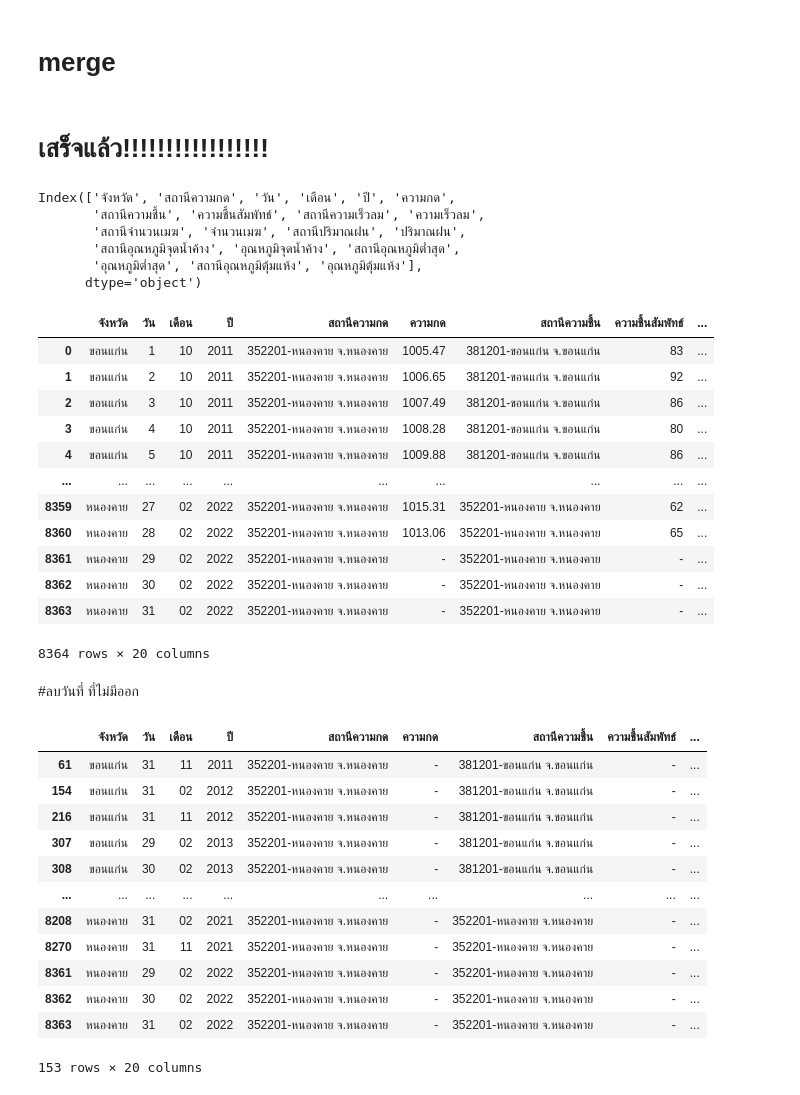
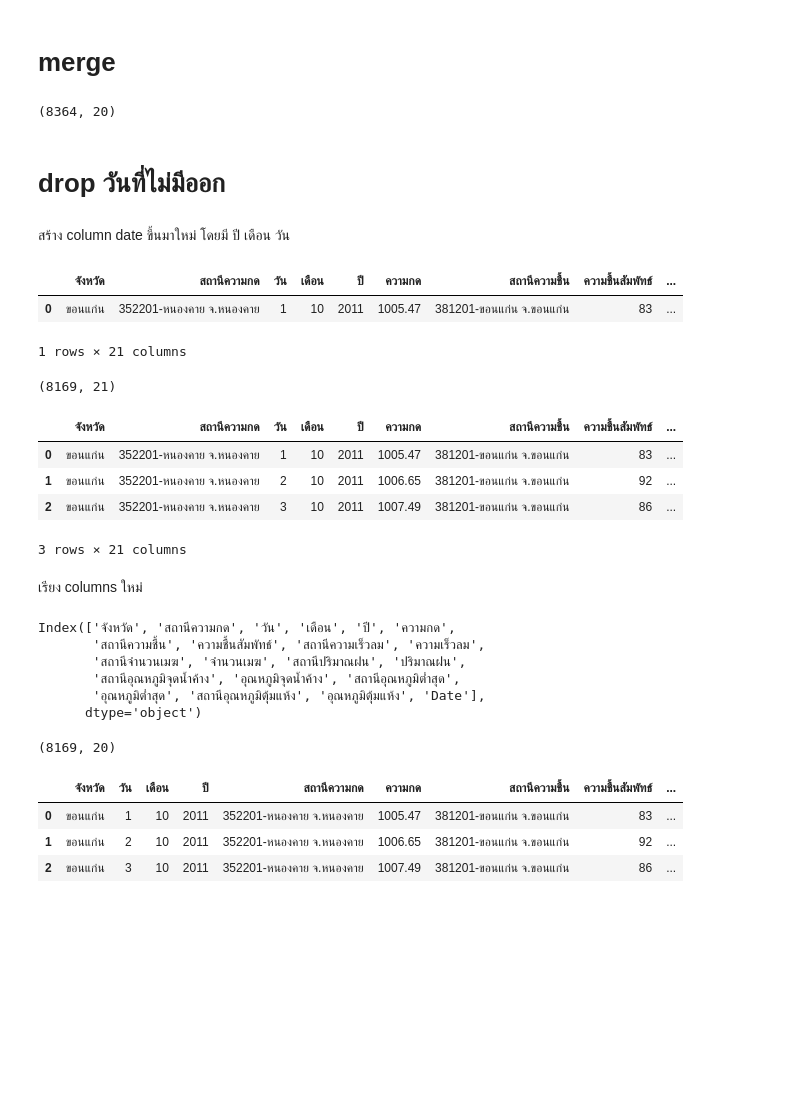
Before and after one commit to Ingapis/bsc_dpdm22, a Jupyter notebook: QUIZ_GROUP.ipynb, the cells around one changed output. Drawn from its saved outputs; the diff is of its cells as text; code cells hidden in the pictures; blank space fills up the shorter version.

```diff
--- a/QUIZ_GROUP.ipynb
+++ b/QUIZ_GROUP.ipynb
@@ -1542,8 +1544,36 @@ table_merge2 = table_merge1.merge(c,on=['วัน', 'เดือน', 'ปี'
 table_merge3 = table_merge2.merge(e,on=['วัน', 'เดือน', 'ปี','จังหวัด',]).merge(f,on=['วัน', 'เดือน', 'ปี','จังหวัด',]).rename(columns={ 'สถานี_x':'สถานีปริมาณฝน','สถานี_y':'สถานีอุณหภูมิจุดน้ำค้าง'})
 # %%
 table_merge4 = table_merge3.merge(g,on=['วัน', 'เดือน', 'ปี','จังหวัด',]).merge(h,on=['วัน', 'เดือน', 'ปี','จังหวัด',]).rename(columns={ 'สถานี_x':'สถานีอุณหภูมิต่ำสุด','สถานี_y':'สถานีอุณหภูมิตุ้มแห้ง'})
-# %% [markdown]
-# เสร็จแล้ว!!!!!!!!!!!!!!!!!
+# %%
+table_merge4.shape
+# %% [output]
+(8364, 20)
+# %% [markdown]
+# drop วันที่ไม่มีออก
+# %% [markdown]
+สร้าง column date ขึ้นมาใหม่ โดยมี ปี เดือน วัน
+# %%
+dmy = ['ปี','เดือน','วัน']
+table_merge4['Date'] = table_merge4[dmy].apply(lambda x: '/'.join(x.dropna().astype(str)),axis=1)
+table_merge4.head(1)
+# %% [output]
+|  | จังหวัด | สถานีความกด | วัน | เดือน | ปี | ความกด | สถานีความชื้น | ความชื้นสัมพัทธ์ | ... |
+| 0 | ขอนแก่น | 352201-หนองคาย จ.หนองคาย | 1 | 10 | 2011 | 1005.47 | 381201-ขอนแก่น จ.ขอนแก่น | 83 | ... |
+1 rows × 21 columns
+# %%
+table_merge4['Date'] = pd.to_datetime(table_merge4['Date'], errors='coerce') #หาวันที่ไม่มีในโลก แล้วเก็บใน column Date (จะขึ้นว่า NaT)
+table_merge4 = table_merge4.dropna(subset=['Date']) #drop ออก
+print(table_merge4.shape)
+table_merge4.head(3)
+# %% [output]
+(8169, 21)
+|  | จังหวัด | สถานีความกด | วัน | เดือน | ปี | ความกด | สถานีความชื้น | ความชื้นสัมพัทธ์ | ... |
+| 0 | ขอนแก่น | 352201-หนองคาย จ.หนองคาย | 1 | 10 | 2011 | 1005.47 | 381201-ขอนแก่น จ.ขอนแก่น | 83 | ... |
+| 1 | ขอนแก่น | 352201-หนองคาย จ.หนองคาย | 2 | 10 | 2011 | 1006.65 | 381201-ขอนแก่น จ.ขอนแก่น | 92 | ... |
+| 2 | ขอนแก่น | 352201-หนองคาย จ.หนองคาย | 3 | 10 | 2011 | 1007.49 | 381201-ขอนแก่น จ.ขอนแก่น | 86 | ... |
+3 rows × 21 columns
+# %% [markdown]
+เรียง columns ใหม่
 # %%
 table_merge4.columns
 # %% [output]
@@ -1551,45 +1581,19 @@ Index(['จังหวัด', 'สถานีความกด', 'วัน'
        'สถานีความชื้น', 'ความชื้นสัมพัทธ์', 'สถานีความเร็วลม', 'ความเร็วลม',
        'สถานีจำนวนเมฆ', 'จำนวนเมฆ', 'สถานีปริมาณฝน', 'ปริมาณฝน',
        'สถานีอุณหภูมิจุดน้ำค้าง', 'อุณหภูมิจุดน้ำค้าง', 'สถานีอุณหภูมิต่ำสุด',
-       'อุณหภูมิต่ำสุด', 'สถานีอุณหภูมิตุ้มแห้ง', 'อุณหภูมิตุ้มแห้ง'],
+       'อุณหภูมิต่ำสุด', 'สถานีอุณหภูมิตุ้มแห้ง', 'อุณหภูมิตุ้มแห้ง', 'Date'],
       dtype='object')
 # %%
-table_merge4 = table_merge4[['จังหวัด', 'วัน', 'เดือน', 'ปี','สถานีความกด','ความกด',
+table_final = table_merge4[['จังหวัด', 'วัน', 'เดือน', 'ปี','สถานีความกด','ความกด',
        'สถานีความชื้น', 'ความชื้นสัมพัทธ์', 'สถานีความเร็วลม', 'ความเร็วลม',
        'สถานีจำนวนเมฆ', 'จำนวนเมฆ', 'สถานีปริมาณฝน', 'ปริมาณฝน',
        'สถานีอุณหภูมิจุดน้ำค้าง', 'อุณหภูมิจุดน้ำค้าง', 'สถานีอุณหภูมิต่ำสุด',
        'อุณหภูมิต่ำสุด', 'สถานีอุณหภูมิตุ้มแห้ง', 'อุณหภูมิตุ้มแห้ง']]
-table_merge4
+print(table_final.shape)
+table_final.head(3)
 # %% [output]
+(8169, 20)
 |  | จังหวัด | วัน | เดือน | ปี | สถานีความกด | ความกด | สถานีความชื้น | ความชื้นสัมพัทธ์ | ... |
 | 0 | ขอนแก่น | 1 | 10 | 2011 | 352201-หนองคาย จ.หนองคาย | 1005.47 | 381201-ขอนแก่น จ.ขอนแก่น | 83 | ... |
 | 1 | ขอนแก่น | 2 | 10 | 2011 | 352201-หนองคาย จ.หนองคาย | 1006.65 | 381201-ขอนแก่น จ.ขอนแก่น | 92 | ... |
 | 2 | ขอนแก่น | 3 | 10 | 2011 | 352201-หนองคาย จ.หนองคาย | 1007.49 | 381201-ขอนแก่น จ.ขอนแก่น | 86 | ... |
-| 3 | ขอนแก่น | 4 | 10 | 2011 | 352201-หนองคาย จ.หนองคาย | 1008.28 | 381201-ขอนแก่น จ.ขอนแก่น | 80 | ... |
-| 4 | ขอนแก่น | 5 | 10 | 2011 | 352201-หนองคาย จ.หนองคาย | 1009.88 | 381201-ขอนแก่น จ.ขอนแก่น | 86 | ... |
-| ... | ... | ... | ... | ... | ... | ... | ... | ... | ... |
-| 8359 | หนองคาย | 27 | 02 | 2022 | 352201-หนองคาย จ.หนองคาย | 1015.31 | 352201-หนองคาย จ.หนองคาย | 62 | ... |
-| 8360 | หนองคาย | 28 | 02 | 2022 | 352201-หนองคาย จ.หนองคาย | 1013.06 | 352201-หนองคาย จ.หนองคาย | 65 | ... |
-| 8361 | หนองคาย | 29 | 02 | 2022 | 352201-หนองคาย จ.หนองคาย | - | 352201-หนองคาย จ.หนองคาย | - | ... |
-| 8362 | หนองคาย | 30 | 02 | 2022 | 352201-หนองคาย จ.หนองคาย | - | 352201-หนองคาย จ.หนองคาย | - | ... |
-| 8363 | หนองคาย | 31 | 02 | 2022 | 352201-หนองคาย จ.หนองคาย | - | 352201-หนองคาย จ.หนองคาย | - | ... |
-8364 rows × 20 columns
-# %% [markdown]
-#ลบวันที่ ที่ไม่มีออก
-# %%
-check_null = table_merge4[table_merge4['ความกด' or 'ความชื้นสัมพัทธ์'or'ความเร็วลม'or'จำนวนเมฆ'or'ปริมาณฝน'or'อุณหภูมิจุดน้ำค้าง'or'อุณหภูมิต่ำสุด'or'อุณหภูมิตุ้มแห้ง']=='-']
-check_null
-# %% [output]
-|  | จังหวัด | วัน | เดือน | ปี | สถานีความกด | ความกด | สถานีความชื้น | ความชื้นสัมพัทธ์ | ... |
-| 61 | ขอนแก่น | 31 | 11 | 2011 | 352201-หนองคาย จ.หนองคาย | - | 381201-ขอนแก่น จ.ขอนแก่น | - | ... |
-| 154 | ขอนแก่น | 31 | 02 | 2012 | 352201-หนองคาย จ.หนองคาย | - | 381201-ขอนแก่น จ.ขอนแก่น | - | ... |
-| 216 | ขอนแก่น | 31 | 11 | 2012 | 352201-หนองคาย จ.หนองคาย | - | 381201-ขอนแก่น จ.ขอนแก่น | - | ... |
-| 307 | ขอนแก่น | 29 | 02 | 2013 | 352201-หนองคาย จ.หนองคาย | - | 381201-ขอนแก่น จ.ขอนแก่น | - | ... |
-| 308 | ขอนแก่น | 30 | 02 | 2013 | 352201-หนองคาย จ.หนองคาย | - | 381201-ขอนแก่น จ.ขอนแก่น | - | ... |
-| ... | ... | ... | ... | ... | ... | ... | ... | ... | ... |
-| 8208 | หนองคาย | 31 | 02 | 2021 | 352201-หนองคาย จ.หนองคาย | - | 352201-หนองคาย จ.หนองคาย | - | ... |
-| 8270 | หนองคาย | 31 | 11 | 2021 | 352201-หนองคาย จ.หนองคาย | - | 352201-หนองคาย จ.หนองคาย | - | ... |
-| 8361 | หนองคาย | 29 | 02 | 2022 | 352201-หนองคาย จ.หนองคาย | - | 352201-หนองคาย จ.หนองคาย | - | ... |
-| 8362 | หนองคาย | 30 | 02 | 2022 | 352201-หนองคาย จ.หนองคาย | - | 352201-หนองคาย จ.หนองคาย | - | ... |
-| 8363 | หนองคาย | 31 | 02 | 2022 | 352201-หนองคาย จ.หนองคาย | - | 352201-หนองคาย จ.หนองคาย | - | ... |
-153 rows × 20 columns
```
Also changed, not shown: parts of 11 cells of this notebook.
